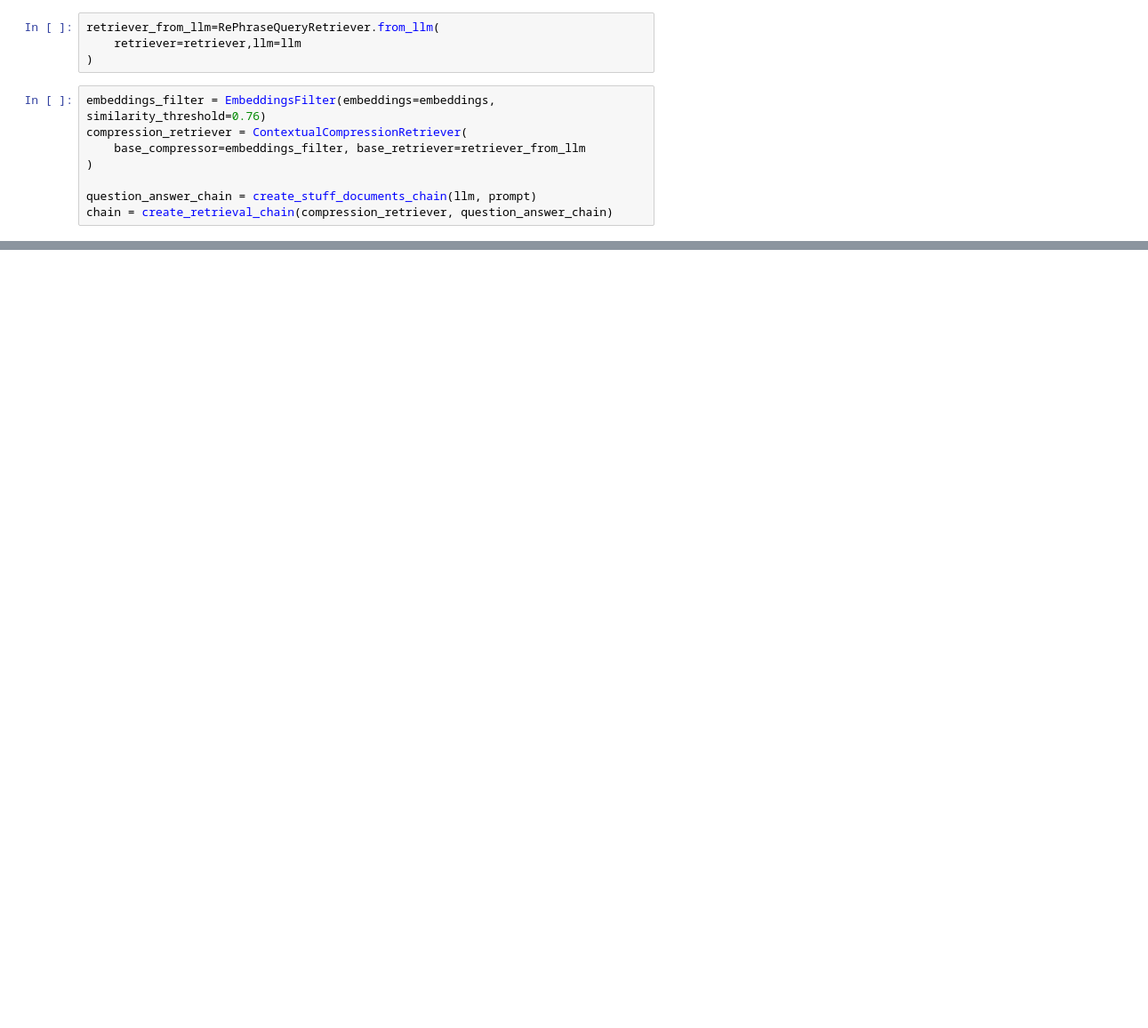
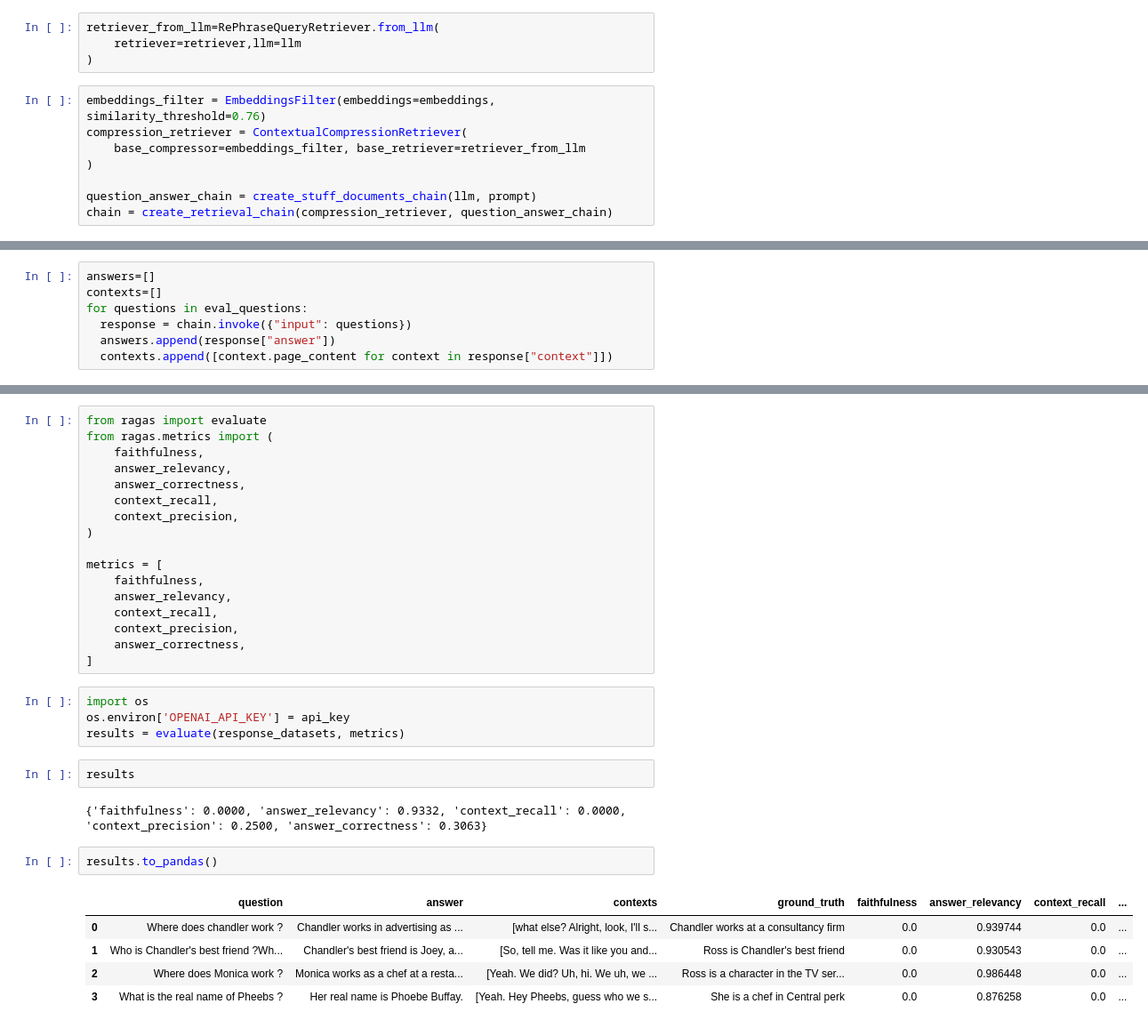
Before and after one commit to avighna-tripathi/JOEY-BOT, a Jupyter notebook: JOEY_BOT.ipynb, the cells around one changed output, grey strips where cells are left out. Shown at 89% size. Cells and saved outputs as stored; diff of their text form; blank space fills up the shorter version.

```diff
--- a/JOEY_BOT.ipynb
+++ b/JOEY_BOT.ipynb
@@ -238,0 +291,7 @@ Wanna ask me more ques [y/n] ?:n
+# %%
+answers=[]
+contexts=[]
+for questions in eval_questions:
+  response = chain.invoke({"input": questions})
+  answers.append(response["answer"])
+  contexts.append([context.page_content for context in response["context"]])
@@ -238,0 +347,33 @@ Wanna ask me more ques [y/n] ?:n
+# %%
+from ragas import evaluate
+from ragas.metrics import (
+    faithfulness,
+    answer_relevancy,
+    answer_correctness,
+    context_recall,
+    context_precision,
+)
+
+metrics = [
+    faithfulness,
+    answer_relevancy,
+    context_recall,
+    context_precision,
+    answer_correctness,
+]
+# %%
+import os
+os.environ['OPENAI_API_KEY'] = api_key
+results = evaluate(response_datasets, metrics)
+# %%
+results
+# %% [output]
+{'faithfulness': 0.0000, 'answer_relevancy': 0.9332, 'context_recall': 0.0000, 'context_precision': 0.2500, 'answer_correctness': 0.3063}
+# %%
+results.to_pandas()
+# %% [output]
+|  | question | answer | contexts | ground_truth | faithfulness | answer_relevancy | context_recall | ... |
+| 0 | Where does chandler work ? | Chandler works in advertising as ... | [what else? Alright, look, I'll s... | Chandler works at a consultancy firm | 0.0 | 0.939744 | 0.0 | ... |
+| 1 | Who is Chandler's best friend ?Wh... | Chandler's best friend is Joey, a... | [So, tell me. Was it like you and... | Ross is Chandler's best friend | 0.0 | 0.930543 | 0.0 | ... |
+| 2 | Where does Monica work ? | Monica works as a chef at a resta... | [Yeah. We did? Uh, hi. We uh, we ... | Ross is a character in the TV ser... | 0.0 | 0.986448 | 0.0 | ... |
+| 3 | What is the real name of Pheebs ? | Her real name is Phoebe Buffay. | [Yeah. Hey Pheebs, guess who we s... | She is a chef in Central perk | 0.0 | 0.876258 | 0.0 | ... |
```
Also changed, not shown: parts of 12 cells of this notebook.
